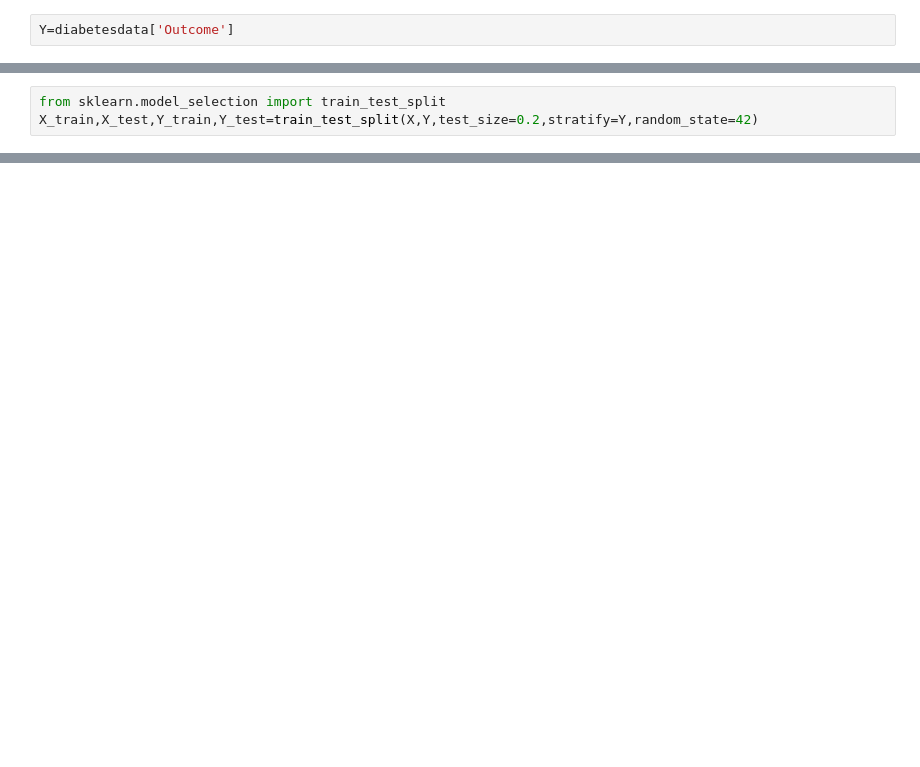
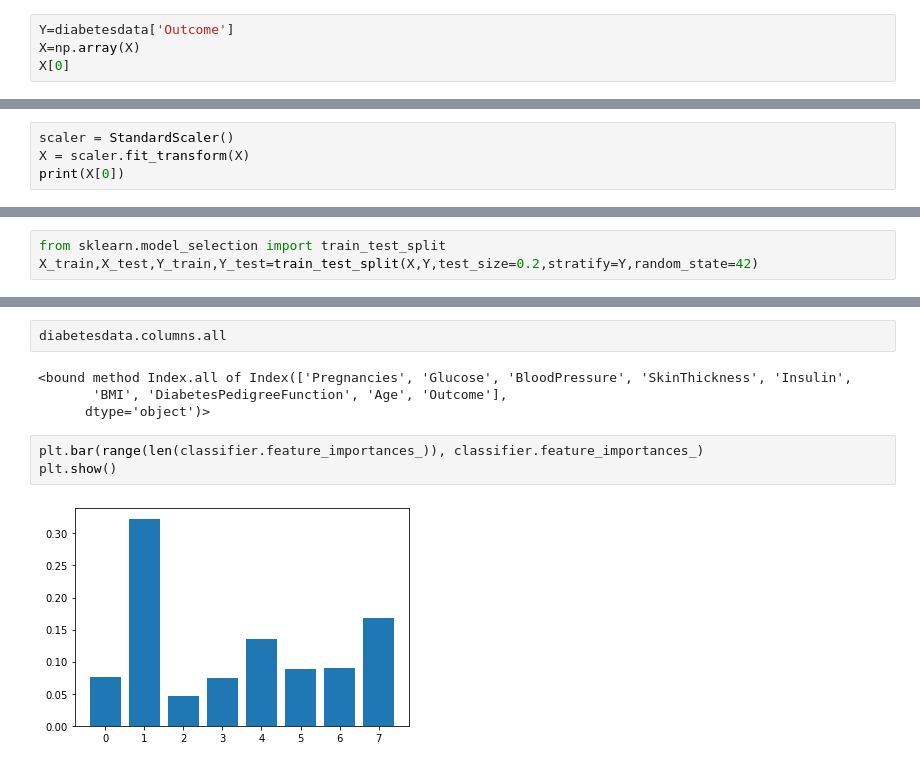
Before and after one commit to VickArmand/Early-Diabetes-Prediction-Project, a Jupyter notebook: Model for prediction.ipynb, the cells around one changed output, grey strips where cells are left out. Saved outputs shown, nothing was run; the diff lists cells and outputs as text; blank space fills up the shorter version.

Commit message:
model functions

```diff
--- a/Model for prediction.ipynb
+++ b/Model for prediction.ipynb
@@ -31,2 +52,4 @@ X=diabetesdata.drop(['Outcome'],axis=1)
 # %%
 Y=diabetesdata['Outcome']
+X=np.array(X)
+X[0]
@@ -32,0 +69,4 @@ Y=diabetesdata['Outcome']
+# %%
+scaler = StandardScaler()
+X = scaler.fit_transform(X)
+print(X[0])
@@ -95,0 +196,11 @@ xgboost.__version__
+# %%
+diabetesdata.columns.all
+# %% [output]
+<bound method Index.all of Index(['Pregnancies', 'Glucose', 'BloodPressure', 'SkinThickness', 'Insulin',
+       'BMI', 'DiabetesPedigreeFunction', 'Age', 'Outcome'],
+      dtype='object')>
+# %%
+plt.bar(range(len(classifier.feature_importances_)), classifier.feature_importances_)
+plt.show()
+# %% [output]
+[figure, added]
```
Also changed, not shown: parts of 17 cells of this notebook, 5 other files.
